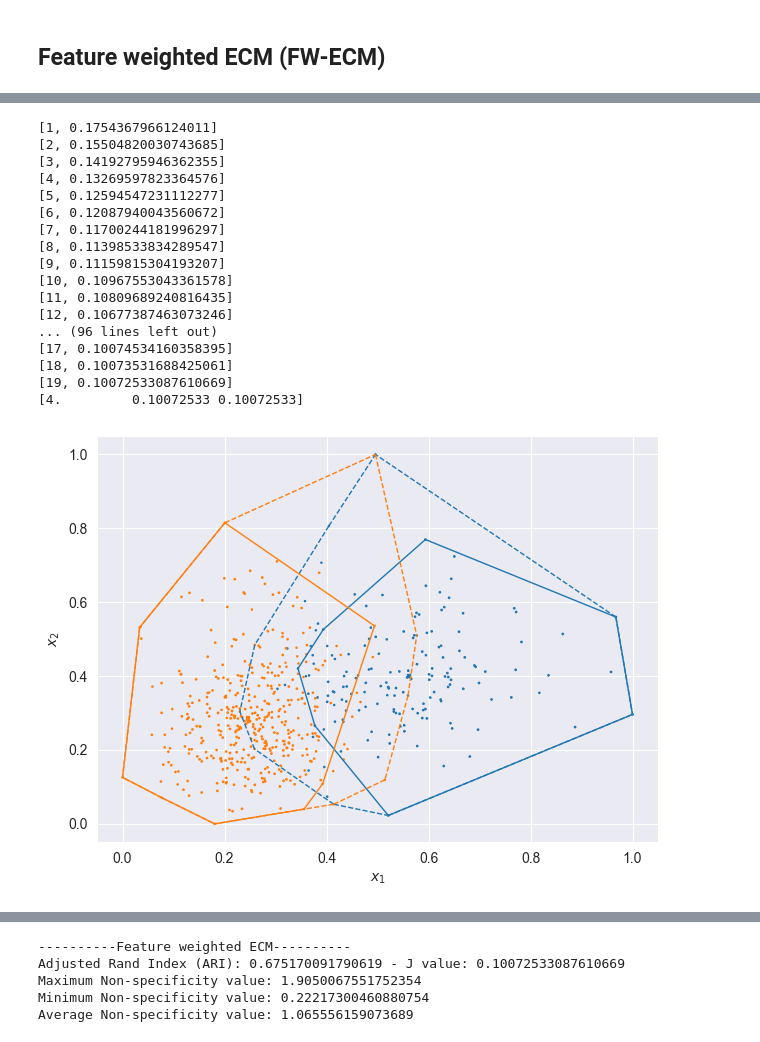
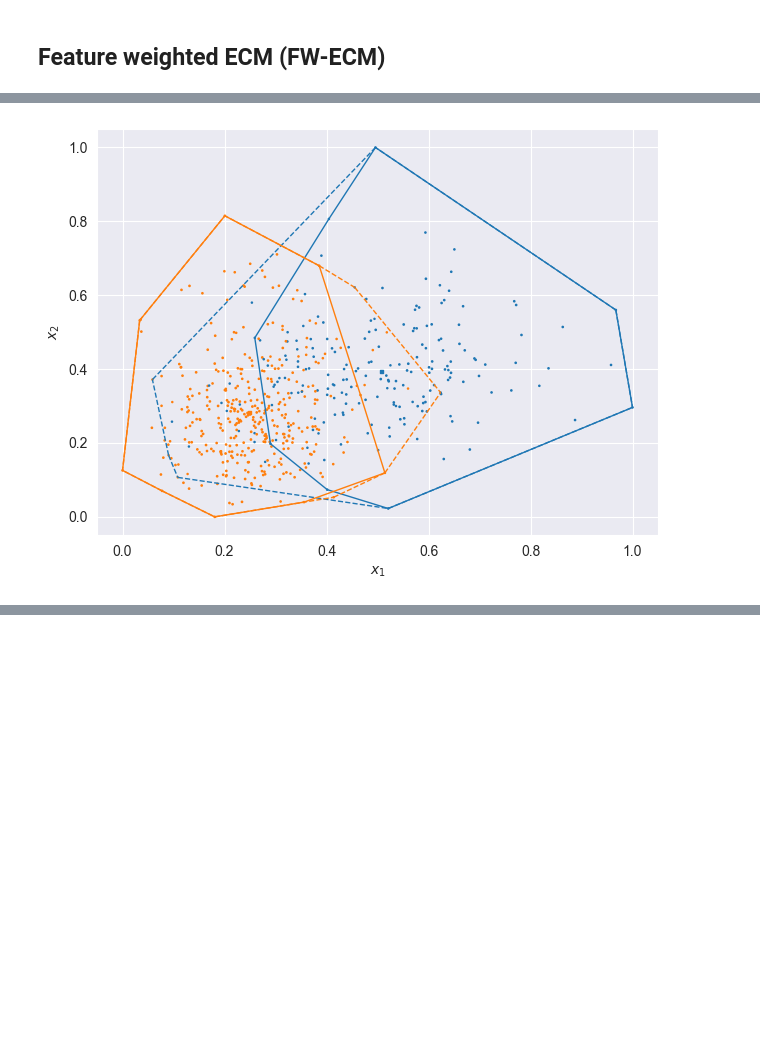
Before and after one commit to tridogithub/evclust, a Jupyter notebook: docs/fwecm_breast.ipynb, the cells around one changed output, grey strips where cells are left out. Drawn from its saved outputs; the diff is of its cells as text; code cells hidden in the pictures; blank space fills up the shorter version.

```diff
--- a/docs/fwecm_breast.ipynb
+++ b/docs/fwecm_breast.ipynb
@@ -52,6 +52,10 @@ plt.legend()
 plt.grid(True)
 plt.axis('equal')
 plt.show()
+
+# Normalization
+scaler = MinMaxScaler((0,1))
+X = pd.DataFrame(scaler.fit_transform(X))
 # %% [output]
 No artists with labels found to put in legend.  Note that artists whose label start with an underscore are ignored when legend() is called with no argument.
 Breast cancer DS: 569 instances, 30 features
@@ -134,2 +138,8 @@ Average Non-specificity value: 0.8686731006021741
 # %% [markdown]
 ## Feature weighted ECM (FW-ECM)
+# %%
+# Feature weighted ECM clustering
+c = 2
+d = X.shape[1]
+W = np.ones((c, d)) * (1/d)
+model = fwecm(x=X, c=c, W=W, beta=2, alpha=1, delta=100, ntrials=10)
@@ -136,58 +164,39 @@ Average Non-specificity value: 0.8686731006021741
 # %%
-# Feature weighted ECM clustering
-c = 2
-model = fwecm(x=X, c=c, beta=2, alpha=1, delta=100, ntrials=5, epsi=1e-5)
 
 ev_plot(model, X=X)
 ev_pcaplot(data=X, x=model, normalize=False)
 
 true_labels = numeric_labels
 Y_betP = model['betp']
 predicted_labels = np.argmax(Y_betP, axis=1)
 
 W = model['W']
 print(f"Weight matrix: \n {W}")
-cov_mat1 = np.cov(X[predicted_labels == 0].transpose())
-cov_mat2 = np.cov(X[predicted_labels == 1].transpose())
-print(f"Covariance Matrix 1: {cov_mat1.diagonal()}")
-print(f"Covariance Matrix 2: {cov_mat2.diagonal()}")
-
-W_COV_1 = pd.DataFrame({'y': W[0, :], 'x': cov_mat1.diagonal()})
-W_COV_1.sort_values('x', inplace=True)
-W_COV_2 = pd.DataFrame({'y': W[1, :], 'x': cov_mat2.diagonal()})
-W_COV_2.sort_values('x', inplace=True)
-
-plt.clf()
-plt.scatter(W_COV_1['x'], W_COV_1['y'], label = "cluster 1", marker='o')
-plt.scatter(W_COV_2['x'], W_COV_2['y'], label = "cluster 2", marker='o')
-plt.xlabel("Variance of clusters")
-plt.ylabel("Weight of clusters w.r.t each dimension")
-plt.legend()
-plt.show()
+print(f"Centers: \n {model['g']}")
+# cov_mat1 = np.cov(X[predicted_labels == 0].transpose())
+# cov_mat2 = np.cov(X[predicted_labels == 1].transpose())
+# print(f"Covariance Matrix 1: {cov_mat1.diagonal()}")
+# print(f"Covariance Matrix 2: {cov_mat2.diagonal()}")
+#
+# W_COV_1 = pd.DataFrame({'y': W[0, :], 'x': cov_mat1.diagonal()})
+# W_COV_1.sort_values('x', inplace=True)
+# W_COV_2 = pd.DataFrame({'y': W[1, :], 'x': cov_mat2.diagonal()})
+# W_COV_2.sort_values('x', inplace=True)
+#
+# plt.clf()
+# plt.scatter(W_COV_1['x'], W_COV_1['y'], label = "cluster 1", marker='o')
+# plt.scatter(W_COV_2['x'], W_COV_2['y'], label = "cluster 2", marker='o')
+# plt.xlabel("Variance of clusters")
+# plt.ylabel("Weight of clusters w.r.t each dimension")
+# plt.legend()
+# plt.show()
 
 # Compute the Adjusted Rand Index (ARI)
 ari = adjusted_rand_score(true_labels, predicted_labels)
 print("----------Feature weighted ECM----------")
 print(f"Adjusted Rand Index (ARI): {ari} - J value: {model['crit']}")
 
 # Calculate Non-specificity
 calculate_non_specificity(model)
 # %% [output]
-[1, 0.1754367966124011]
-[2, 0.15504820030743685]
-[3, 0.14192795946362355]
-[4, 0.13269597823364576]
-[5, 0.12594547231112277]
-[6, 0.12087940043560672]
-[7, 0.11700244181996297]
-[8, 0.11398533834289547]
-[9, 0.11159815304193207]
-[10, 0.10967553043361578]
-[11, 0.10809689240816435]
-[12, 0.10677387463073246]
-... (96 lines left out)
-[17, 0.10074534160358395]
-[18, 0.10073531688425061]
-[19, 0.10072533087610669]
-[4.         0.10072533 0.10072533]
-[figure, old version]
+[figure, new version]
@@ -213,5 +203,0 @@ Covariance Matrix 1: [0.01719699 0.01845386 0.0171319  0.02079899 0.01117186 0.0
-----------Feature weighted ECM----------
-Adjusted Rand Index (ARI): 0.675170091790619 - J value: 0.10072533087610669
-Maximum Non-specificity value: 1.9050067551752354
-Minimum Non-specificity value: 0.22217300460880754
-Average Non-specificity value: 1.065556159073689
```
Also changed, not shown: parts of 4 cells of this notebook, 2 other files.
